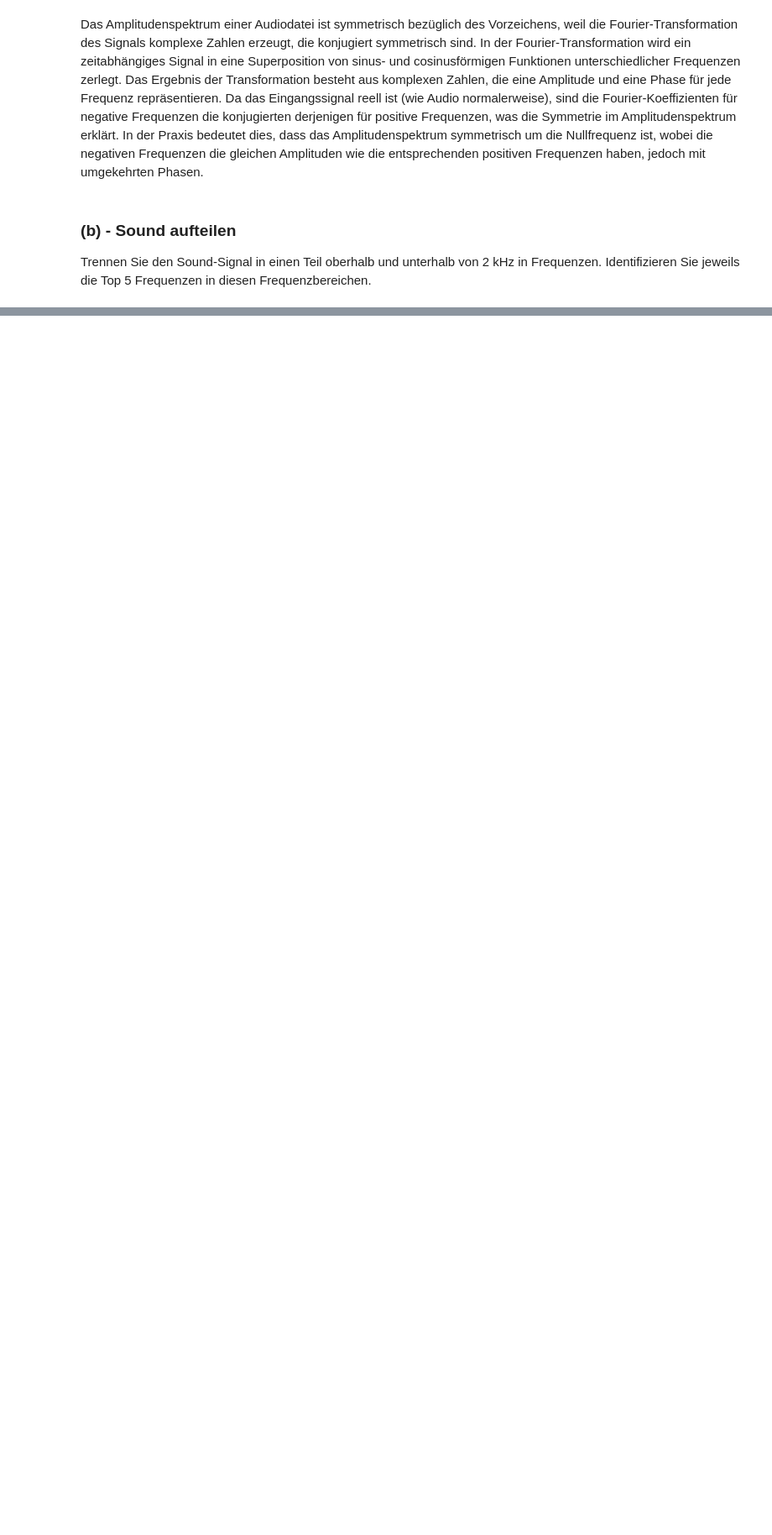
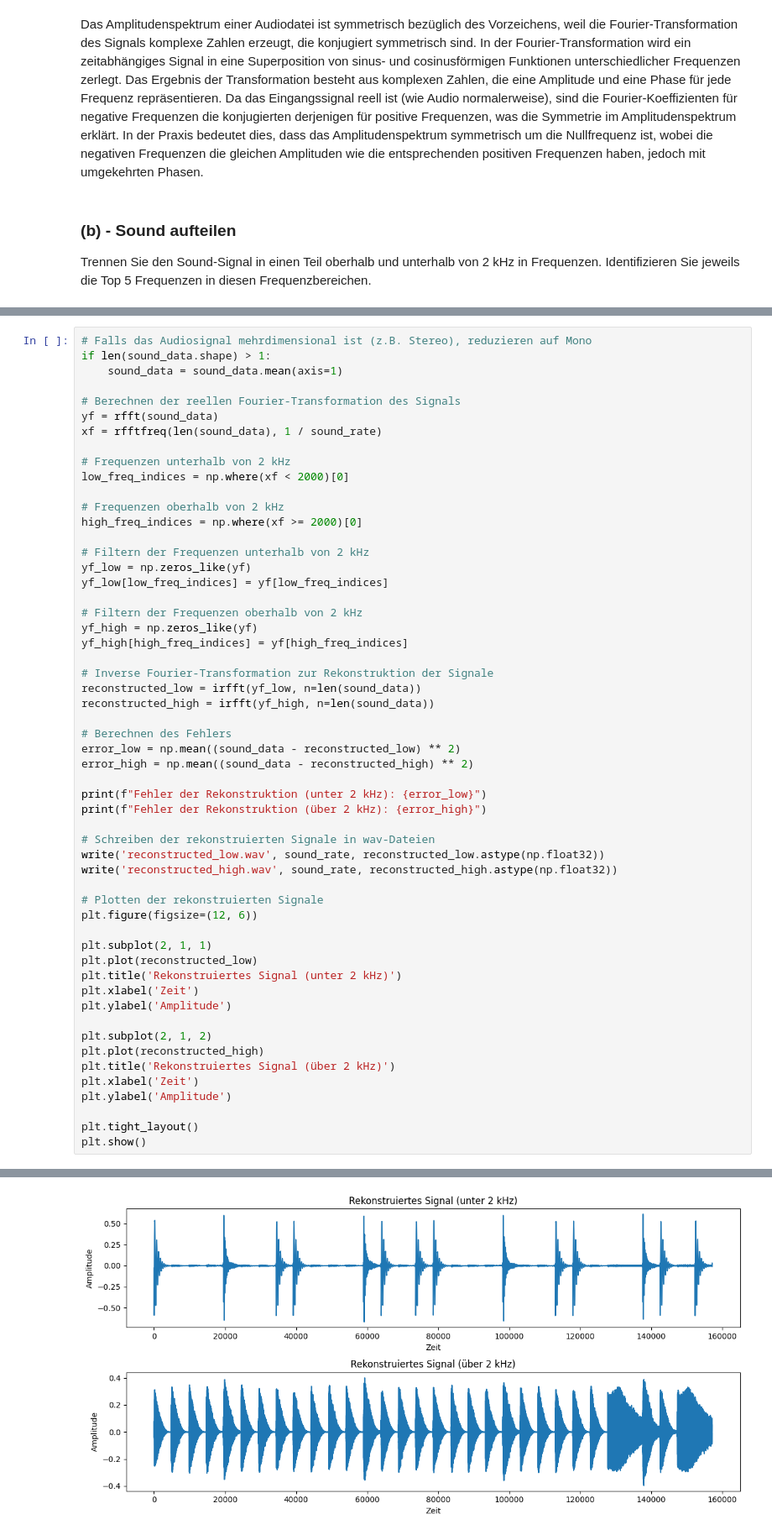
Before and after one commit to iamekerb/vta-MC, a Jupyter notebook: vta_mc2.ipynb, the cells around one changed output, grey strips where cells are left out. Shown at 84% size. Saved outputs shown, nothing was run; the diff lists cells and outputs as text; blank space fills up the shorter version.

```diff
--- a/vta_mc2.ipynb
+++ b/vta_mc2.ipynb
@@ -463,0 +444,56 @@ ValueError: operands could not be broadcast together with shapes (157173,2) (712
+# %%
+# Falls das Audiosignal mehrdimensional ist (z.B. Stereo), reduzieren auf Mono
+if len(sound_data.shape) > 1:
+    sound_data = sound_data.mean(axis=1)
+
+# Berechnen der reellen Fourier-Transformation des Signals
+yf = rfft(sound_data)
+xf = rfftfreq(len(sound_data), 1 / sound_rate)
+
+# Frequenzen unterhalb von 2 kHz
+low_freq_indices = np.where(xf < 2000)[0]
+
+# Frequenzen oberhalb von 2 kHz
+high_freq_indices = np.where(xf >= 2000)[0]
+
+# Filtern der Frequenzen unterhalb von 2 kHz
+yf_low = np.zeros_like(yf)
+yf_low[low_freq_indices] = yf[low_freq_indices]
+
+# Filtern der Frequenzen oberhalb von 2 kHz
+yf_high = np.zeros_like(yf)
+yf_high[high_freq_indices] = yf[high_freq_indices]
+
+# Inverse Fourier-Transformation zur Rekonstruktion der Signale
+reconstructed_low = irfft(yf_low, n=len(sound_data))
+reconstructed_high = irfft(yf_high, n=len(sound_data))
+
+# Berechnen des Fehlers
+error_low = np.mean((sound_data - reconstructed_low) ** 2)
+error_high = np.mean((sound_data - reconstructed_high) ** 2)
+
+print(f"Fehler der Rekonstruktion (unter 2 kHz): {error_low}")
+print(f"Fehler der Rekonstruktion (über 2 kHz): {error_high}")
+
+# Schreiben der rekonstruierten Signale in wav-Dateien
+write('reconstructed_low.wav', sound_rate, reconstructed_low.astype(np.float32))
+write('reconstructed_high.wav', sound_rate, reconstructed_high.astype(np.float32))
+
+# Plotten der rekonstruierten Signale
+plt.figure(figsize=(12, 6))
+
+plt.subplot(2, 1, 1)
+plt.plot(reconstructed_low)
+plt.title('Rekonstruiertes Signal (unter 2 kHz)')
+plt.xlabel('Zeit')
+plt.ylabel('Amplitude')
+
+plt.subplot(2, 1, 2)
+plt.plot(reconstructed_high)
+plt.title('Rekonstruiertes Signal (über 2 kHz)')
+plt.xlabel('Zeit')
+plt.ylabel('Amplitude')
+
+plt.tight_layout()
+plt.show()
+# %% [output]
@@ -463,0 +502 @@ ValueError: operands could not be broadcast together with shapes (157173,2) (712
+[figure, added]
```
Also changed, not shown: parts of 9 cells of this notebook, 2 other files.
